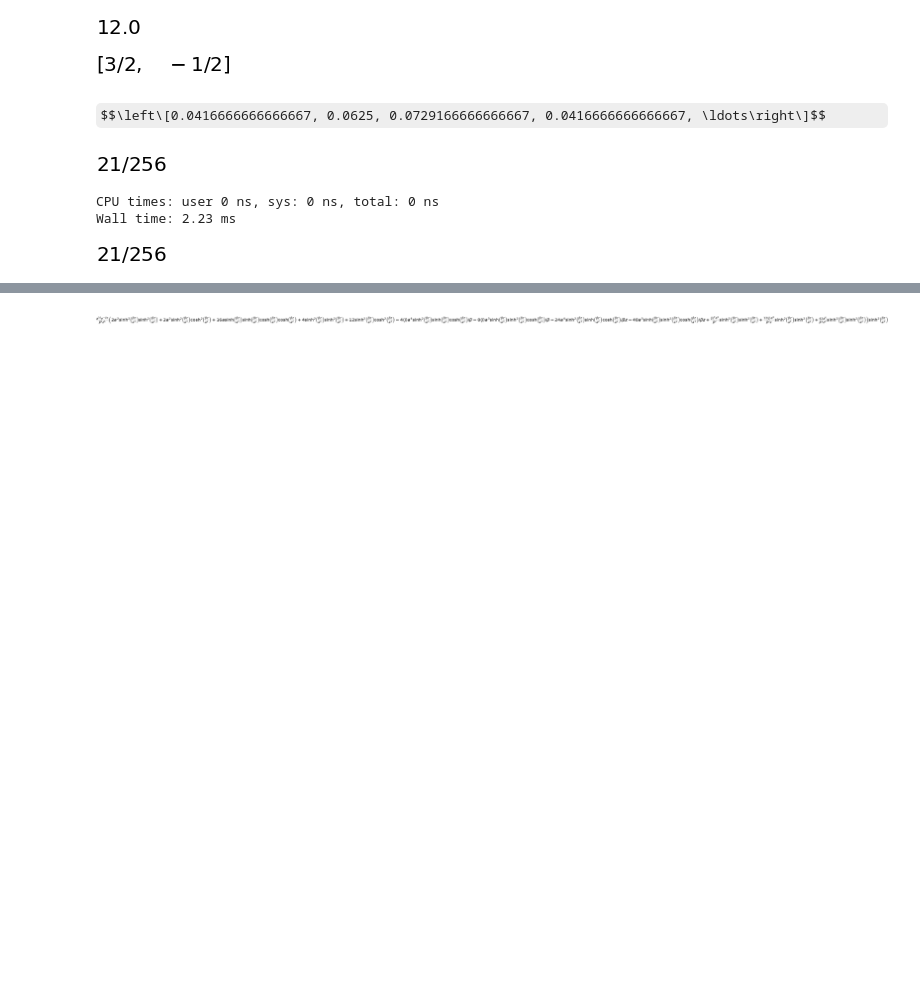
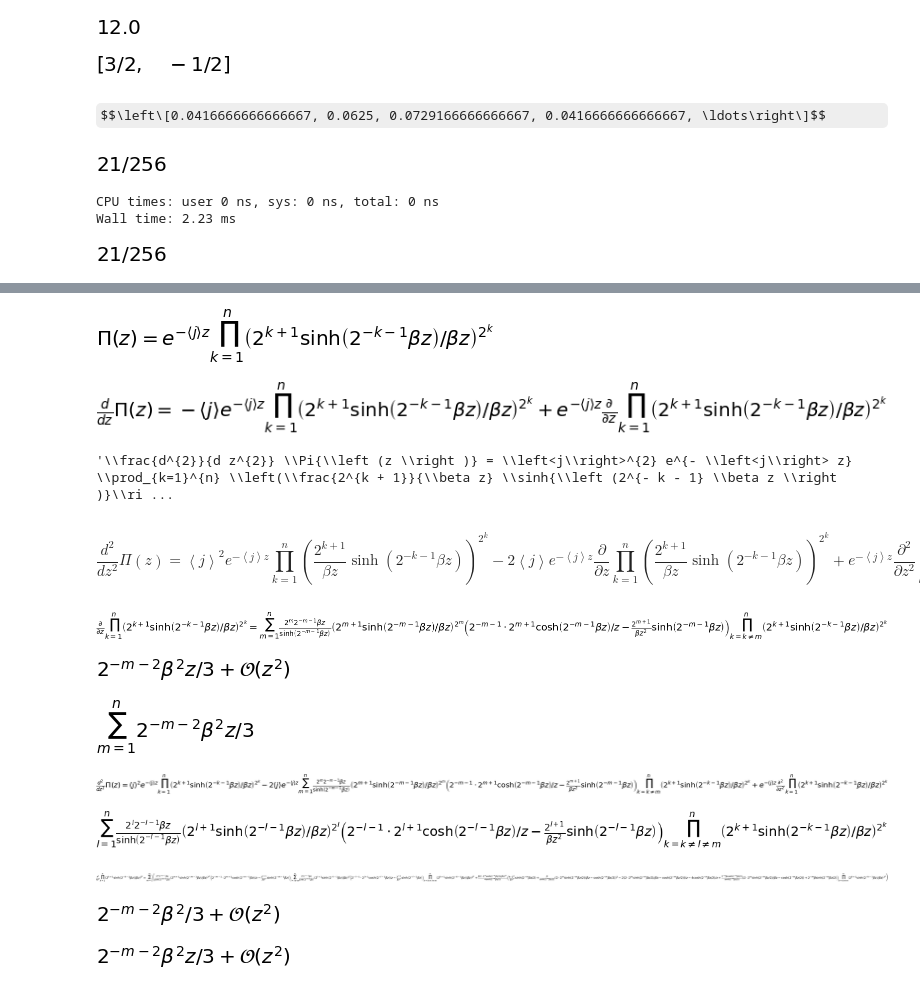
Before and after one commit to orahcio/fluxos, a Jupyter notebook: draft2.ipynb, the cells around one changed output, grey strips where cells are left out. Cells and saved outputs as stored; diff of their text form; code cells hidden in the pictures; some formulas as TeX source; blank space fills up the shorter version.

```diff
--- a/draft2.ipynb
+++ b/draft2.ipynb
@@ -126,5 +126,4 @@ PI = symbols('Pi', cls=Function)
 j = Symbol('\\left<j\\right>')
 beta = Symbol('\\beta')
 a = Symbol('a', positive=True)
+k, l, m, n = symbols('k l m n', integer=True)
-# %%
-PI = SeqFormula(exp(-j*z)*a**(Sum(2**k*(k+1),(k,1,n)))/(beta*z)**(Sum(2**k,(k,1,n)))*Product((sinh(beta*z/a**(k+1)))**(2**k), (k, 1, n)),(n,1,oo))
@@ -146,4 +130,21 @@ a**(2*2**n*n - 2*2**n + 2**(n + 1))*(\\beta*z)**(-2**(n + 1) + 2)*exp(-\\left<j\
-# %%
-diff(PI.coeff(2).doit(),z,2)
-# %% [output]
-[figure, removed]
+# %%
+sinh_k = sinh(beta*z/2**(k+1))
+invz_k = 2**(k+1)/(beta*z)
+prod_n = Product((invz_k*sinh_k)**(2**k),(k,1,n))
+# %%
+Eq(PI(z),exp(-j*z)*prod_n)
+# %% [output]
+[figure, added]
+# %%
+
+Eq(diff(PI(z),z),-j*exp(-j*z)*prod_n+diff(prod_n,z)*exp(-j*z))
+# %% [output]
+[figure, added]
+# %%
+Eq(diff(PI(z),z,2),
+   j*j*exp(-j*z)*prod_n-j*exp(-j*z)*diff(prod_n,z)-
+  j*exp(-j*z)*diff(prod_n,z)+exp(-j*z)*diff(prod_n,z,2))
+# %% [output]
+'\\frac{d^{2}}{d z^{2}} \\Pi{\\left (z \\right )} = \\left<j\\right>^{2} e^{- \\left<j\\right> z} \\prod_{k=1}^{n} \\left(\\frac{2^{k + 1}}{\\beta z} \\sinh{\\left (2^{- k - 1} \\beta z \\right )}\\ri ...
+# %% [markdown]
+$$\frac{d^{2}}{d z^{2}} \Pi{\left (z \right )} = \left<j\right>^{2} e^{- \left<j\right> z} \prod_{k=1}^{n} \left(\frac{2^{k + 1}}{\beta z} \sinh{\left (2^{- k - 1} \beta z \right )}\right)^{2^{k}} - 2 \left<j\right> e^{- \left<j\right> z} \frac{\partial}{\partial z} \prod_{k=1}^{n} \left(\frac{2^{k + 1}}{\beta z} \sinh{\left (2^{- k - 1} \beta z \right )}\right)^{2^{k}} + e^{- \left<j\right> z} \frac{\partial^{2}}{\partial z^{2}} \prod_{k=1}^{n} \left(\frac{2^{k + 1}}{\beta z} \sinh{\left (2^{- k - 1} \beta z \right )}\right)^{2^{k}}$$
@@ -149,0 +160,4 @@ diff(PI.coeff(2).doit(),z,2)
+# %%
+Eq(diff(prod_n,z), Sum(diff(powis(z,m),z)*prodn(z,Ne(k,m),n),(m,1,n)))
+# %% [output]
+[figure, added]
@@ -149,0 +168,25 @@ diff(PI.coeff(2).doit(),z,2)
+# %%
+diff(powis(z,m),z).series(z,0,2)
+# %% [output]
+[figure, added]
+# %%
+dPro12 = Sum(beta**2*z/3*2**(-m-2)*1,(m,1,n))
+dPro12
+# %% [output]
+[figure, added]
+# %%
+Eq(diff(PI(z),z,2),
+   j*j*exp(-j*z)*prod_n
+   -2*j*exp(-j*z)*dPro
+   +exp(-j*z)*diff(prod_n,z,2))
+# %% [output]
+[figure, added]
+# %%
+Sum(diff(powis(z,l),z)*prodn(z,Ne(k,Ne(l,m)),n),(l,1,n))
+# %% [output]
+[figure, added]
+# %%
+Eq(diff(prod_n,z,2), Sum(diff(powis(z,m),z,2)*prodn(z,Ne(k,m),n)+
+                         diff(powis(z,m),z)*Sum(diff(powis(z,l),z)*prodn(z,Ne(k,Ne(l,m)),n),(l,Ne(l,m),n)),(m,1,n)))
+# %% [output]
+[figure, added]
@@ -149,0 +196,8 @@ diff(PI.coeff(2).doit(),z,2)
+# %%
+diff(powis(z,m),z,2).series(z,0,2)
+# %% [output]
+[figure, added]
+# %%
+diff(powis(z,m),z).series(z,0,2)
+# %% [output]
+[figure, added]
```
Also changed, not shown: parts of 15 cells of this notebook.
